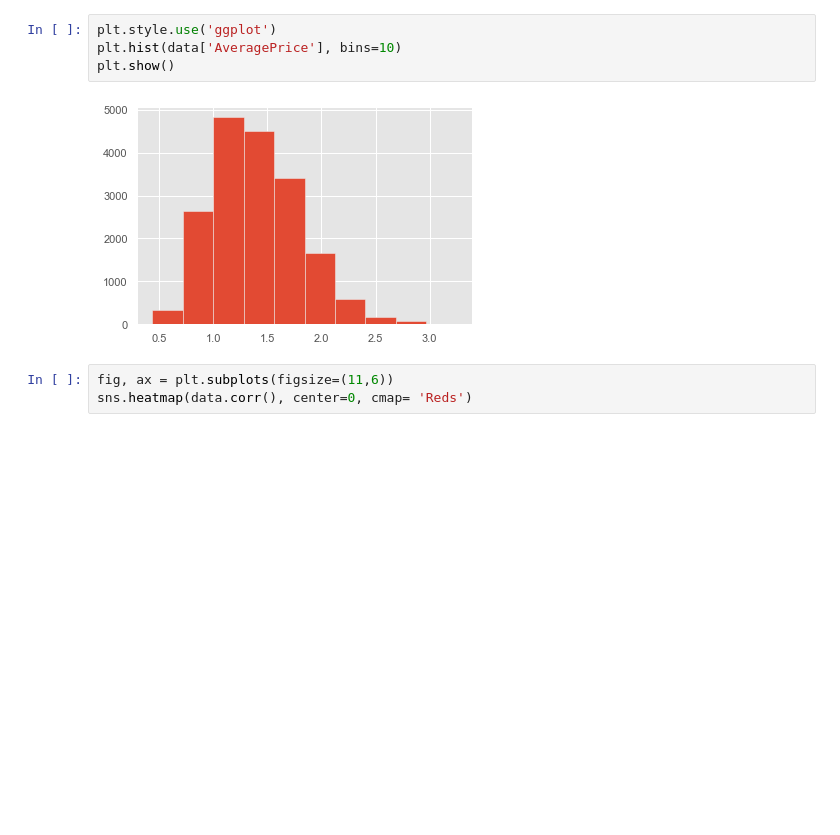
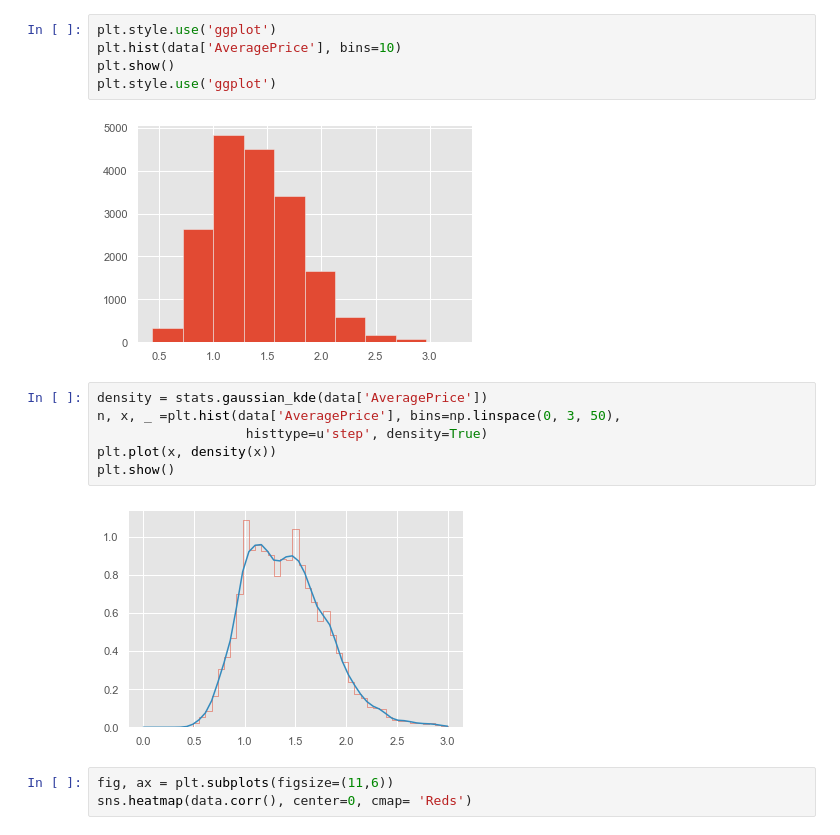
Before and after one commit to Maffergu/Herramientas-computacionales-el-arte-de-la-anal-tica, a Jupyter notebook: Dia3/MapasCalor.ipynb, the cells around one changed output. Saved outputs shown, nothing was run; the diff lists cells and outputs as text; blank space fills up the shorter version.

```diff
--- a/Dia3/MapasCalor.ipynb
+++ b/Dia3/MapasCalor.ipynb
@@ -105,8 +109,17 @@ plt.show()
 plt.style.use('ggplot')
 plt.hist(data['AveragePrice'], bins=10)
 plt.show()
+plt.style.use('ggplot')
 # %% [output]
 [figure]
+# %%
+density = stats.gaussian_kde(data['AveragePrice'])
+n, x, _ =plt.hist(data['AveragePrice'], bins=np.linspace(0, 3, 50),
+                   histtype=u'step', density=True)
+plt.plot(x, density(x))
+plt.show()
+# %% [output]
+[figure, added]
 # %%
 fig, ax = plt.subplots(figsize=(11,6))
 sns.heatmap(data.corr(), center=0, cmap= 'Reds')
```
Also changed, not shown: parts of 5 cells of this notebook, 2 other files.
